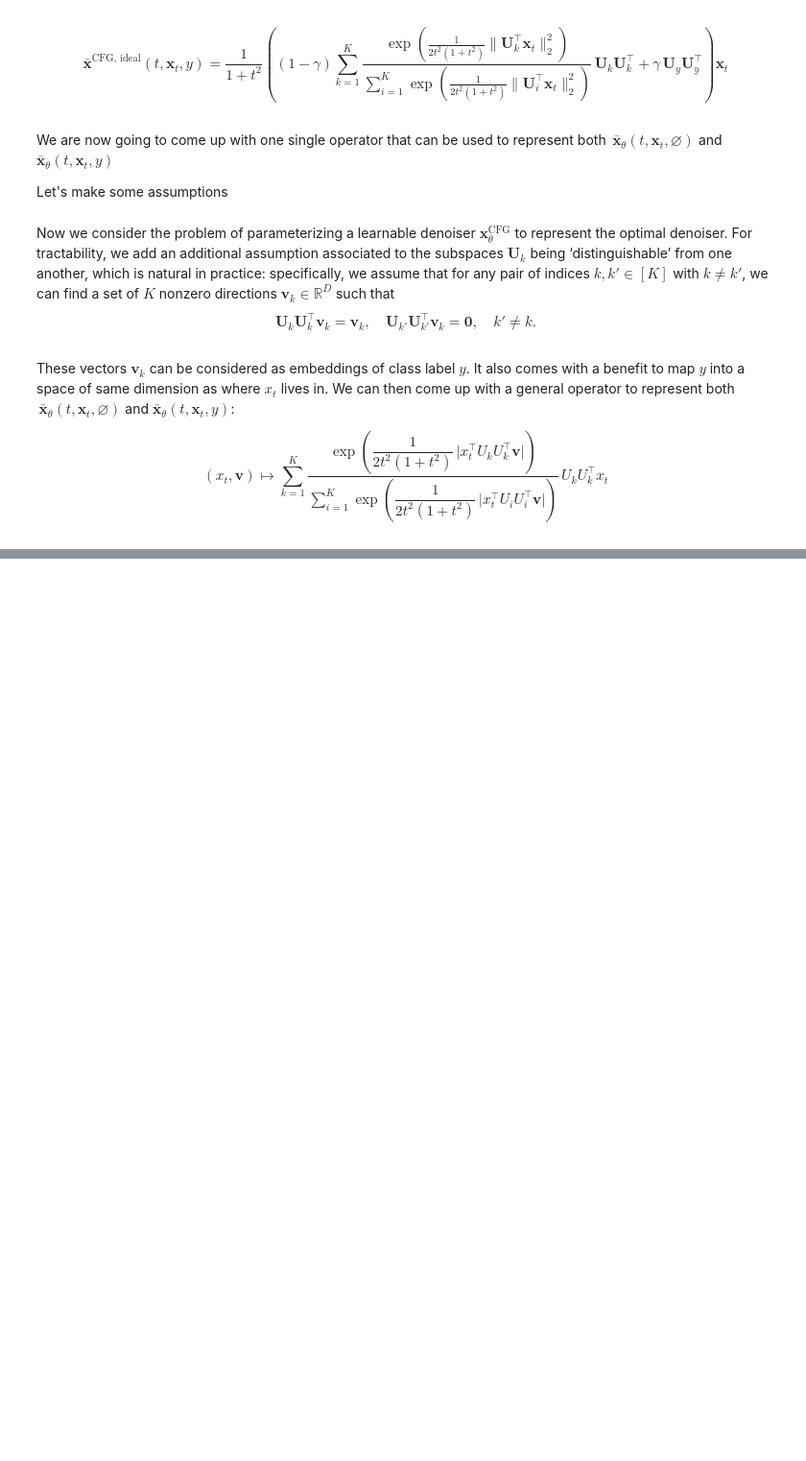
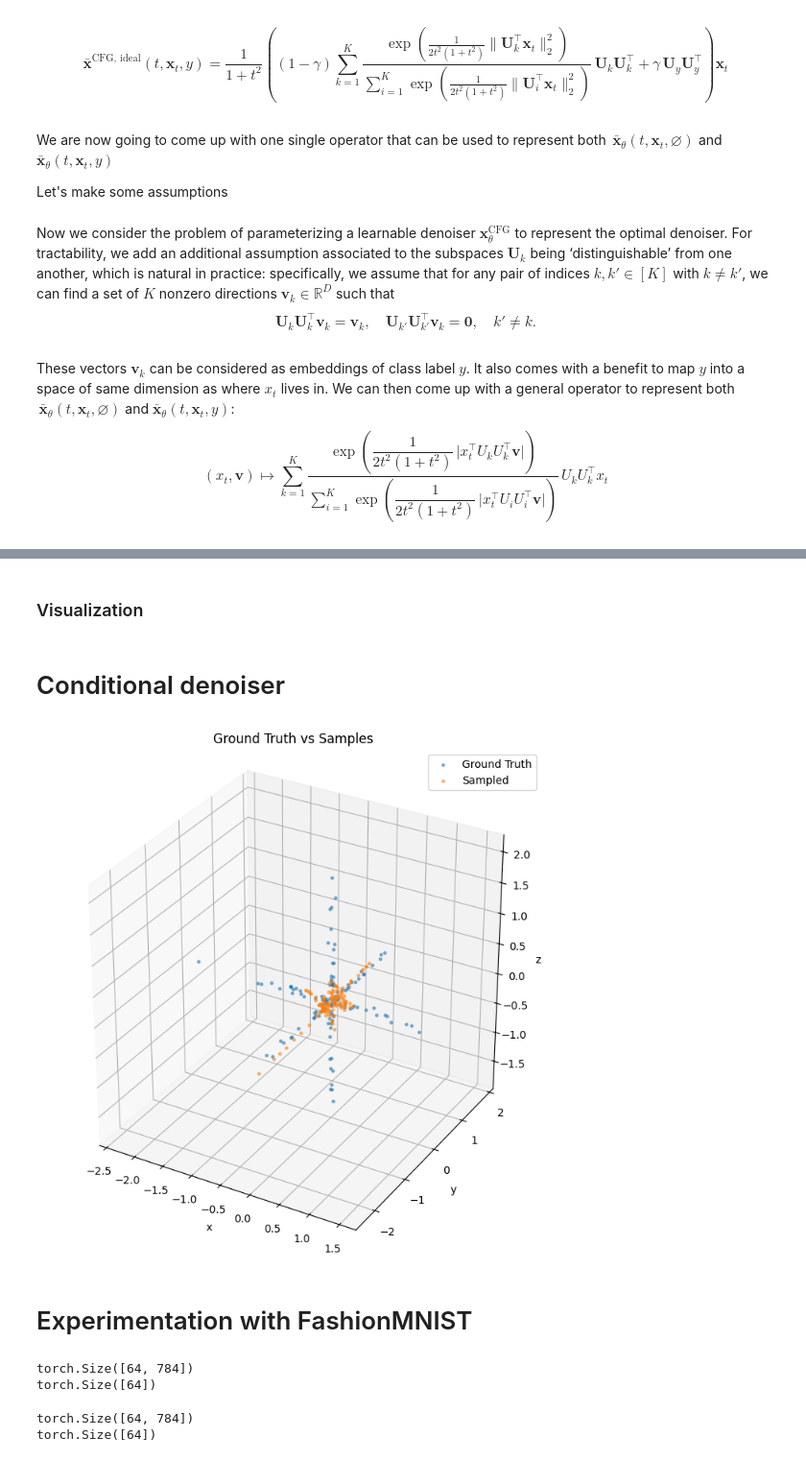
Before and after one commit to ngkel/conditional_inference, a Jupyter notebook: experiments.ipynb, the cells around one changed output, grey strips where cells are left out. Shown at 96% size. Saved outputs shown, nothing was run; the diff lists cells and outputs as text; code cells hidden in the pictures; blank space fills up the shorter version.

```diff
--- a/experiments.ipynb
+++ b/experiments.ipynb
@@ -126,0 +464,46 @@ If you plug in $v = x_t$, you will get exactly the unconditional denoiser and pl
+# %% [markdown]
+### Visualization
+# %% [markdown]
+# Conditional denoiser
+# %%
+# gather ground truth dataset for comparison
+# The ground truth data is assumed to be available as `loader`
+# and the input data is in the first tensor of each batch (e.g., (x0,))
+xs_gt = []
+for (x0,) in loader:
+    xs_gt.append(x0.cpu().numpy())
+ground_truth = np.concatenate(xs_gt, axis=0)
+# Optionally, subsample to match the number of samples, for fair visualization
+if len(ground_truth) > len(samples):
+    idx = np.random.choice(len(ground_truth), size=len(samples), replace=False)
+    ground_truth = ground_truth[idx]
+elif len(ground_truth) < len(samples):
+    idx = np.random.choice(len(samples), size=len(ground_truth), replace=False)
+    samples = samples[idx]
+
+# visualize both distributions in the same 3D plot for direct comparison
+fig = plt.figure(figsize=(8, 7))
+ax = fig.add_subplot(111, projection="3d")
+
+ax.scatter(
+    ground_truth[:, 0], ground_truth[:, 1], ground_truth[:, 2],
+    s=6, alpha=0.5, color="tab:blue", label="Ground Truth"
+)
+ax.scatter(
+    samples[:, 0], samples[:, 1], samples[:, 2],
+    s=6, alpha=0.5, color="tab:orange", label="Sampled"
+)
+
+ax.set_title("Ground Truth vs Samples")
+ax.set_xlabel("x")
+ax.set_ylabel("y")
+ax.set_zlabel("z")
+ax.set_box_aspect((1, 1, 1))
+ax.legend()
+
+plt.tight_layout()
+plt.show()
+# %% [output]
+[figure, added]
+# %% [markdown]
+# Experimentation with FashionMNIST
@@ -126,0 +539,7 @@ If you plug in $v = x_t$, you will get exactly the unconditional denoiser and pl
+# %%
+images, labels = next(iter(train_loader))
+print(images.shape)   # e.g. torch.Size([64, 1, 28, 28])
+print(labels.shape)   # e.g. torch.Size([64])
+# %% [output]
+torch.Size([64, 784])
+torch.Size([64])
@@ -126,0 +559,7 @@ If you plug in $v = x_t$, you will get exactly the unconditional denoiser and pl
+# %%
+images, labels = next(iter(train_loader))
+print(images.shape)   # e.g. torch.Size([64, 1, 28, 28])
+print(labels.shape)   # e.g. torch.Size([64])
+# %% [output]
+torch.Size([64, 784])
+torch.Size([64])
```
Also changed, not shown: parts of 25 cells of this notebook, 6 other files.
